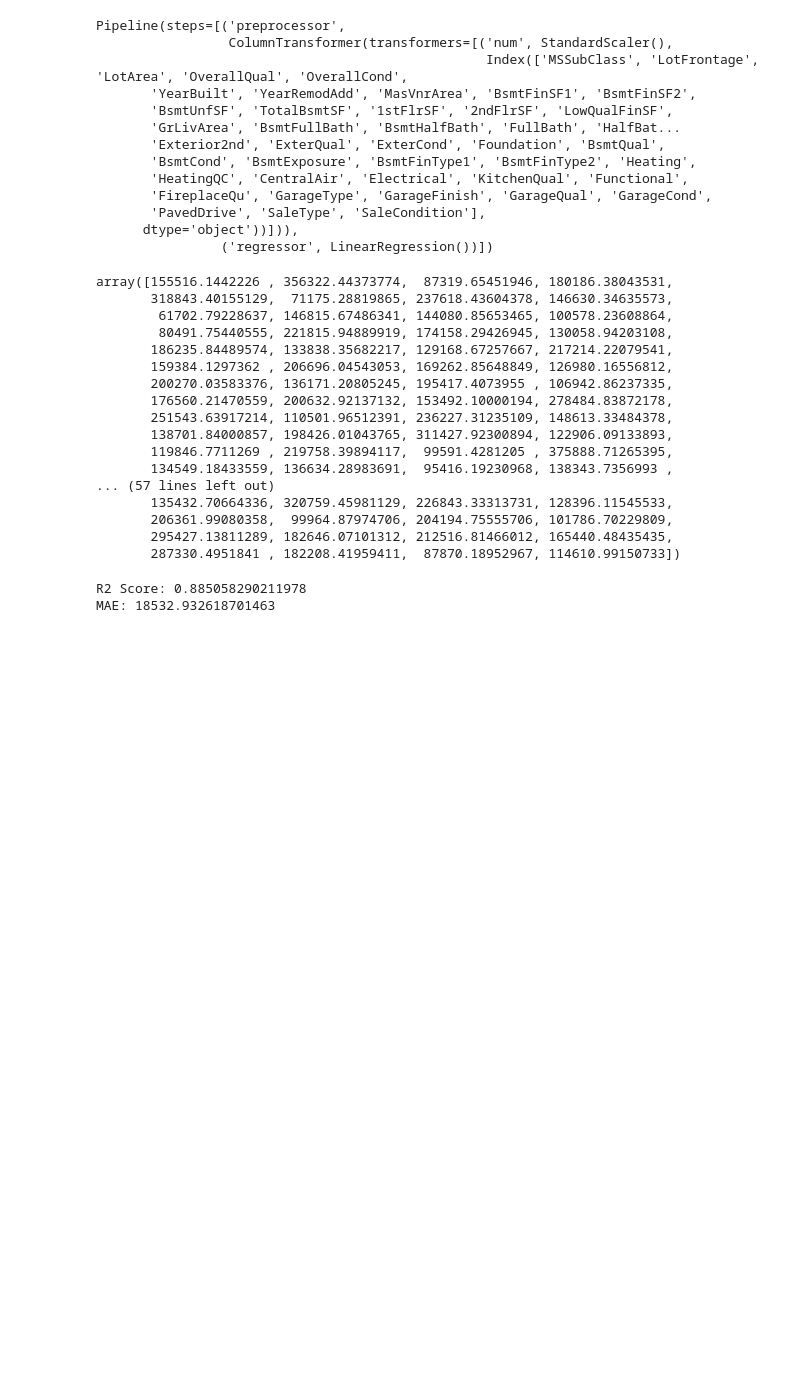
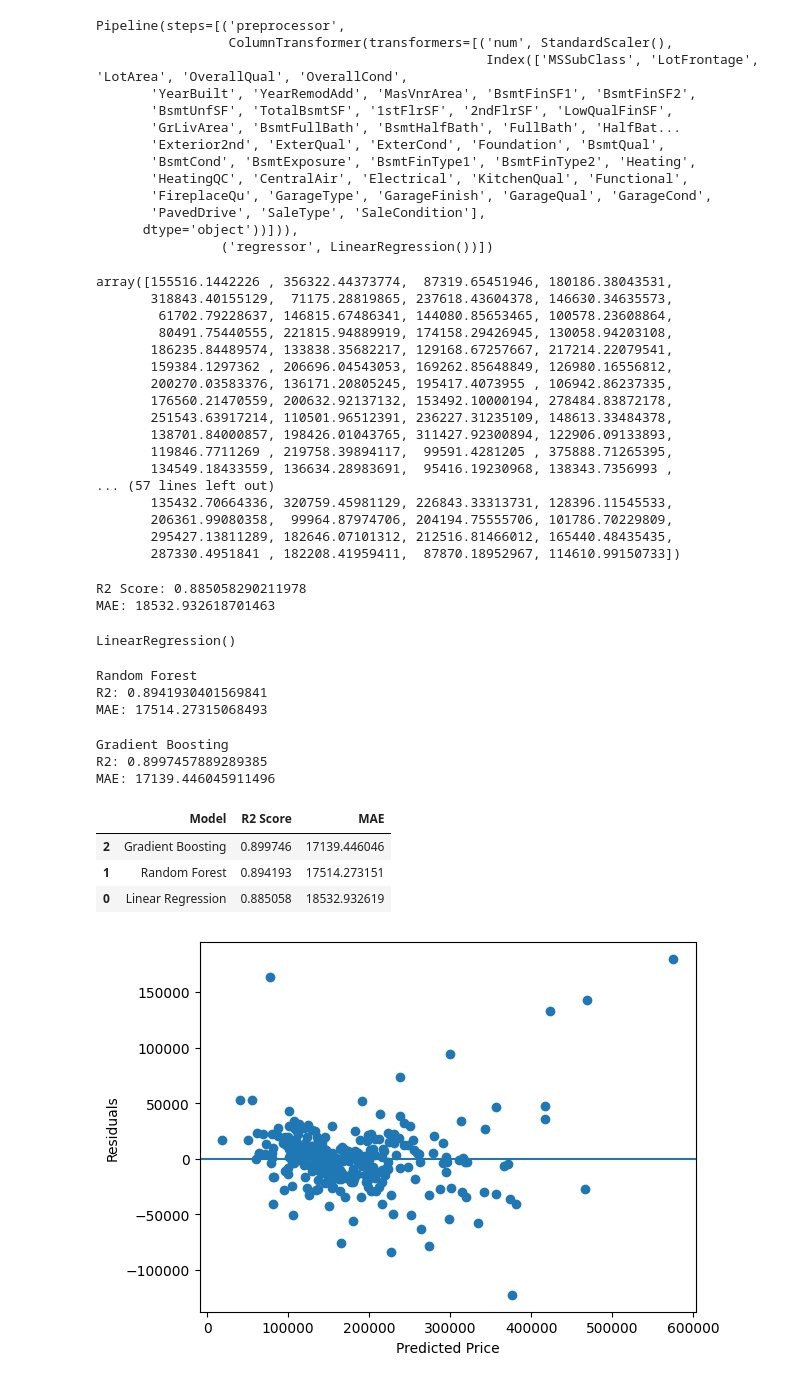
Before and after one commit to anubhavsingh23906-code/house-price-prediction, a Jupyter notebook: house_price_prediction.ipynb, the cells around one changed output. Saved outputs shown, nothing was run; the diff lists cells and outputs as text; code cells hidden in the pictures; blank space fills up the shorter version.

Commit message:
git commit -m "Day 6: Compared multiple regression models and selected Gradient Boosting as best performer"

```diff
--- a/house_price_prediction.ipynb
+++ b/house_price_prediction.ipynb
@@ -566,3 +566,7 @@ print("MAE:", mean_absolute_error(y_test, y_pred))
 # %% [output]
 R2 Score: 0.885058290211978
 MAE: 18532.932618701463
+# %%
+LinearRegression()
+# %% [output]
+LinearRegression()
@@ -568,0 +587,10 @@ MAE: 18532.932618701463
+# %%
+from sklearn.metrics import r2_score, mean_absolute_error
+
+print("Random Forest")
+print("R2:", r2_score(y_test, rf_pred))
+print("MAE:", mean_absolute_error(y_test, rf_pred))
+# %% [output]
+Random Forest
+R2: 0.8941930401569841
+MAE: 17514.27315068493
@@ -568,0 +610,57 @@ MAE: 18532.932618701463
+# %%
+print("Gradient Boosting")
+print("R2:", r2_score(y_test, gb_pred))
+print("MAE:", mean_absolute_error(y_test, gb_pred))
+# %% [output]
+Gradient Boosting
+R2: 0.8997457889289385
+MAE: 17139.446045911496
+# %%
+import pandas as pd
+from sklearn.metrics import r2_score, mean_absolute_error
+
+lr_r2 = r2_score(y_test, y_pred)
+lr_mae = mean_absolute_error(y_test, y_pred)
+
+rf_r2 = r2_score(y_test, rf_pred)
+rf_mae = mean_absolute_error(y_test, rf_pred)
+
+gb_r2 = r2_score(y_test, gb_pred)
+gb_mae = mean_absolute_error(y_test, gb_pred)
+
+results = pd.DataFrame({
+    'Model': [
+        'Linear Regression',
+        'Random Forest',
+        'Gradient Boosting'
+    ],
+    'R2 Score': [
+        lr_r2,
+        rf_r2,
+        gb_r2
+    ],
+    'MAE': [
+        lr_mae,
+        rf_mae,
+        gb_mae
+    ]
+})
+
+results.sort_values('R2 Score', ascending=False)
+# %% [output]
+|  | Model | R2 Score | MAE |
+| 2 | Gradient Boosting | 0.899746 | 17139.446046 |
+| 1 | Random Forest | 0.894193 | 17514.273151 |
+| 0 | Linear Regression | 0.885058 | 18532.932619 |
+# %%
+residuals = y_test - y_pred
+# %%
+import matplotlib.pyplot as plt
+
+plt.scatter(y_pred, residuals)
+plt.xlabel("Predicted Price")
+plt.ylabel("Residuals")
+plt.axhline(y=0)
+plt.show()
+# %% [output]
+[figure, added]
```
Also changed, not shown: parts of 10 cells of this notebook.
